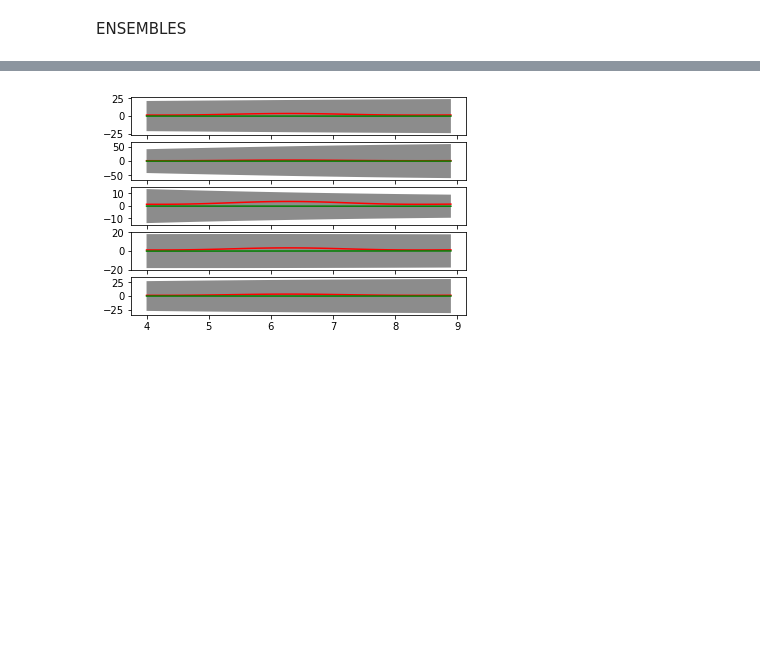
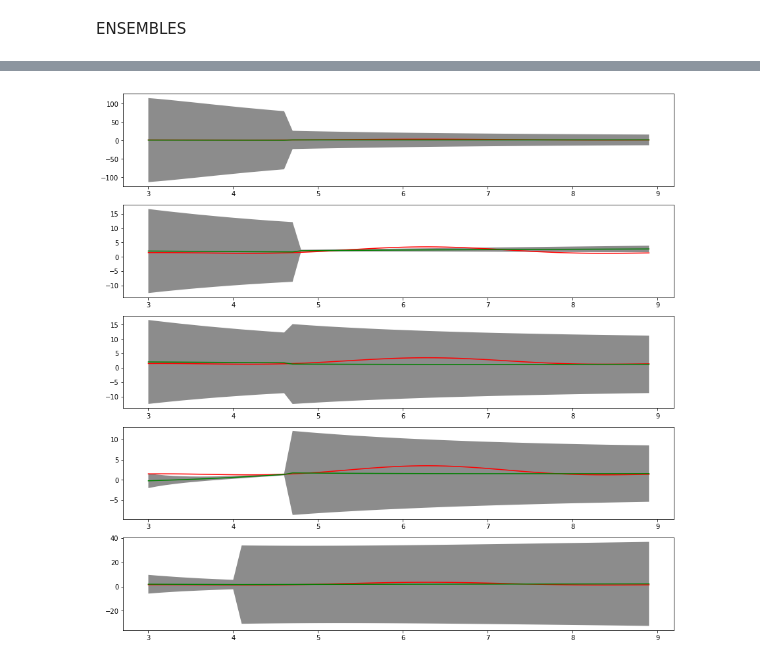
Before and after one commit to mjm522/aml, a Jupyter notebook: aml_dl/src/aml_dl/mdn/notebooks/ensemble_mdn_toy_example.ipynb, the cells around one changed output, grey strips where cells are left out. Saved outputs shown, nothing was run; the diff lists cells and outputs as text; code cells hidden in the pictures; blank space fills up the shorter version.

```diff
--- a/aml_dl/src/aml_dl/mdn/notebooks/ensemble_mdn_toy_example.ipynb
+++ b/aml_dl/src/aml_dl/mdn/notebooks/ensemble_mdn_toy_example.ipynb
@@ -112,6 +112,6 @@ plt.show()
 # %%
 #testing session
-x_test = np.float32(np.arange(4,9,0.1))
+x_test = np.float32(np.arange(3,9,0.1))
 y_test = fun_h(x_test, 0.0)
 
 mu_out    = mdn.run_op(sess=sess, op='mu',    xs=x_test[:,None])
@@ -129,7 +129,7 @@ for i in range(len(max_ids)):
     pred_sigma.append(sigma_out[0][i, max_ids[i]])
 # %%
 #plot results
-stddev = 20.
+stddev = 3.
 
 fig=plt.figure()
 ax = fig.add_subplot(111)
@@ -225,24 +225,24 @@ for k in range(NO_ENSEMBLES):
 # %%
 #plot results, [here the results are not combined, but rather checked]
 stddev = 20.
 
-fig=plt.figure()
+fig=plt.figure(figsize=(15,15))
 plot_no=NO_ENSEMBLES*100+11
 
 for k in range(NO_ENSEMBLES):
     pred_mu = pred_mu_ensembles[k]
     pred_sigma = pred_sigma_ensembles[k]
     ax = fig.add_subplot(plot_no)
     ax.plot(x_test, y_test, color='r')
 
     ypl = [float(mu-stddev*sig) for mu,sig in zip(pred_mu,pred_sigma)]
     yph = [float(mu+stddev*sig) for mu,sig in zip(pred_mu,pred_sigma)]
 
     ax.fill_between(x_test.tolist(), ypl, yph, facecolor='grey', interpolate=True, alpha=0.9)
     ax.plot(x_test, pred_mu, color='g')
 
     plot_no += 1
 
 plt.show()
 # %% [output]
-[figure, old version]
+[figure, new version]
```
Also changed, not shown: parts of 4 cells of this notebook.
